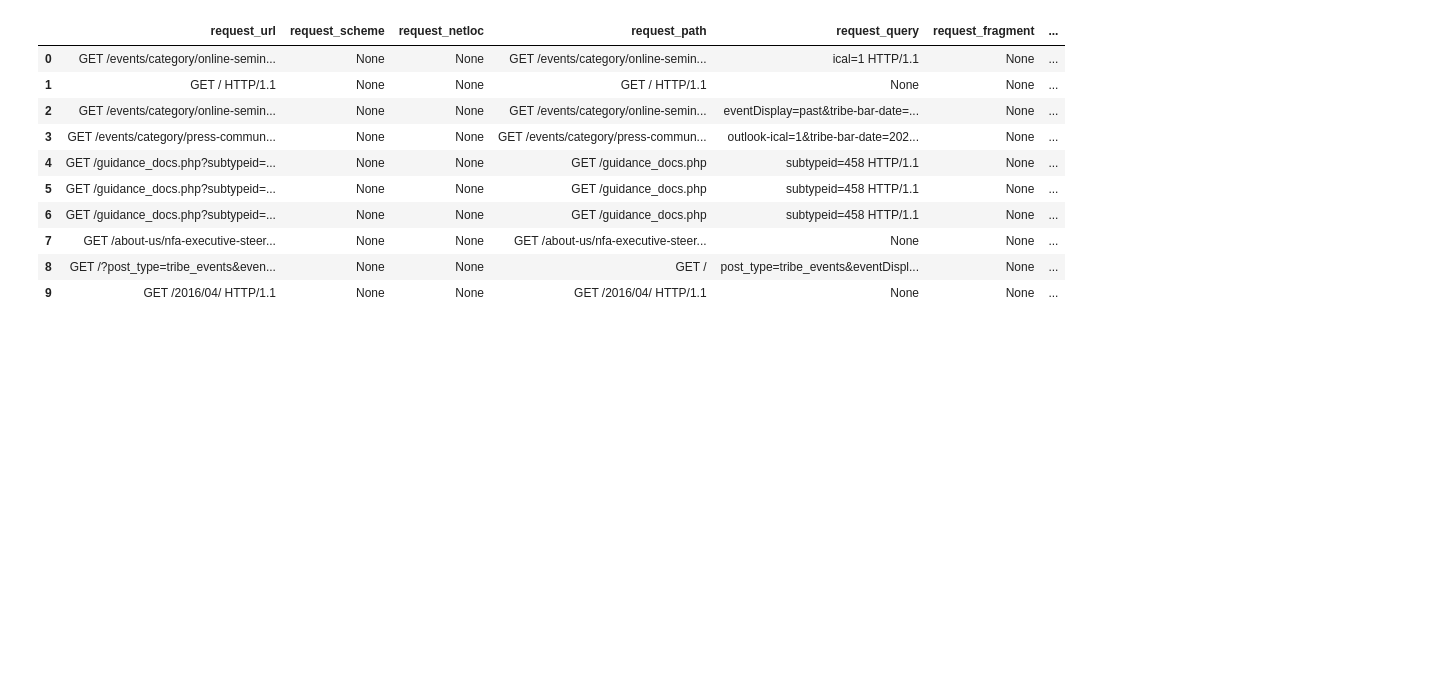
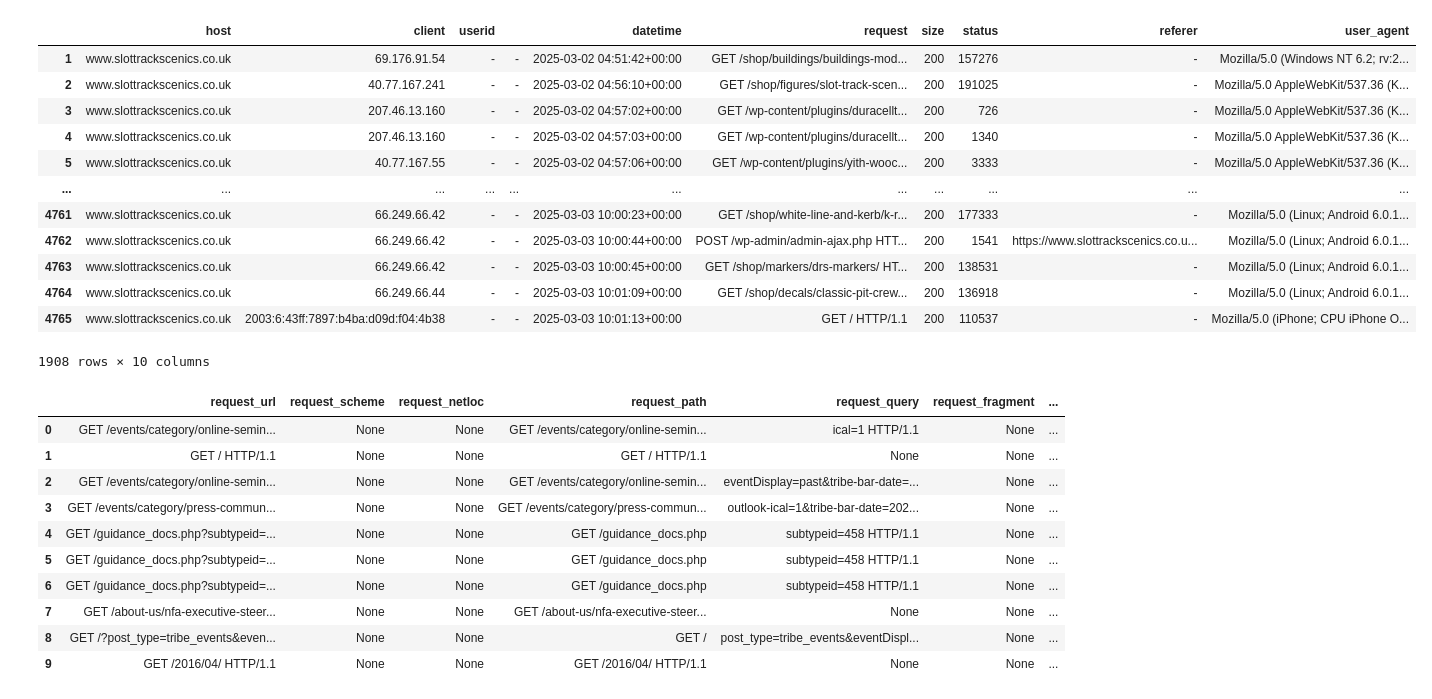
Before and after one commit to p-tech/BDAI-Files, a Jupyter notebook: log_file_analysis.ipynb, the cells around one changed output. Saved outputs shown, nothing was run; the diff lists cells and outputs as text; code cells hidden in the pictures; blank space fills up the shorter version.

```diff
--- a/log_file_analysis.ipynb
+++ b/log_file_analysis.ipynb
@@ -108,3 +135,25 @@ new_logs_df
 # prompt: export new_logs_df to csv
 
 new_logs_df.to_csv('new_logs.csv', index=False)
+# %%
+# prompt: remove any line from new_logs_df where the GET request has string. then .jpg in the url
+
+# Assuming new_logs_df is already defined from the previous code
+
+image_logs_df = new_logs_df[~new_logs_df['request'].str.contains(r'^GET.*\.jpg', regex=True)]
+
+image_logs_df
+# %% [output]
+|  | host | client | userid |  | datetime | request | size | status | referer | user_agent |
+| 1 | www.slottrackscenics.co.uk | 69.176.91.54 | - | - | 2025-03-02 04:51:42+00:00 | GET /shop/buildings/buildings-mod... | 200 | 157276 | - | Mozilla/5.0 (Windows NT 6.2; rv:2... |
+| 2 | www.slottrackscenics.co.uk | 40.77.167.241 | - | - | 2025-03-02 04:56:10+00:00 | GET /shop/figures/slot-track-scen... | 200 | 191025 | - | Mozilla/5.0 AppleWebKit/537.36 (K... |
+| 3 | www.slottrackscenics.co.uk | 207.46.13.160 | - | - | 2025-03-02 04:57:02+00:00 | GET /wp-content/plugins/duracellt... | 200 | 726 | - | Mozilla/5.0 AppleWebKit/537.36 (K... |
+| 4 | www.slottrackscenics.co.uk | 207.46.13.160 | - | - | 2025-03-02 04:57:03+00:00 | GET /wp-content/plugins/duracellt... | 200 | 1340 | - | Mozilla/5.0 AppleWebKit/537.36 (K... |
+| 5 | www.slottrackscenics.co.uk | 40.77.167.55 | - | - | 2025-03-02 04:57:06+00:00 | GET /wp-content/plugins/yith-wooc... | 200 | 3333 | - | Mozilla/5.0 AppleWebKit/537.36 (K... |
+| ... | ... | ... | ... | ... | ... | ... | ... | ... | ... | ... |
+| 4761 | www.slottrackscenics.co.uk | 66.249.66.42 | - | - | 2025-03-03 10:00:23+00:00 | GET /shop/white-line-and-kerb/k-r... | 200 | 177333 | - | Mozilla/5.0 (Linux; Android 6.0.1... |
+| 4762 | www.slottrackscenics.co.uk | 66.249.66.42 | - | - | 2025-03-03 10:00:44+00:00 | POST /wp-admin/admin-ajax.php HTT... | 200 | 1541 | https://www.slottrackscenics.co.u... | Mozilla/5.0 (Linux; Android 6.0.1... |
+| 4763 | www.slottrackscenics.co.uk | 66.249.66.42 | - | - | 2025-03-03 10:00:45+00:00 | GET /shop/markers/drs-markers/ HT... | 200 | 138531 | - | Mozilla/5.0 (Linux; Android 6.0.1... |
+| 4764 | www.slottrackscenics.co.uk | 66.249.66.44 | - | - | 2025-03-03 10:01:09+00:00 | GET /shop/decals/classic-pit-crew... | 200 | 136918 | - | Mozilla/5.0 (Linux; Android 6.0.1... |
+| 4765 | www.slottrackscenics.co.uk | 2003:6:43ff:7897:b4ba:d09d:f04:4b38 | - | - | 2025-03-03 10:01:13+00:00 | GET / HTTP/1.1 | 200 | 110537 | - | Mozilla/5.0 (iPhone; CPU iPhone O... |
+1908 rows × 10 columns
```
Also changed, not shown: parts of 7 cells of this notebook.
